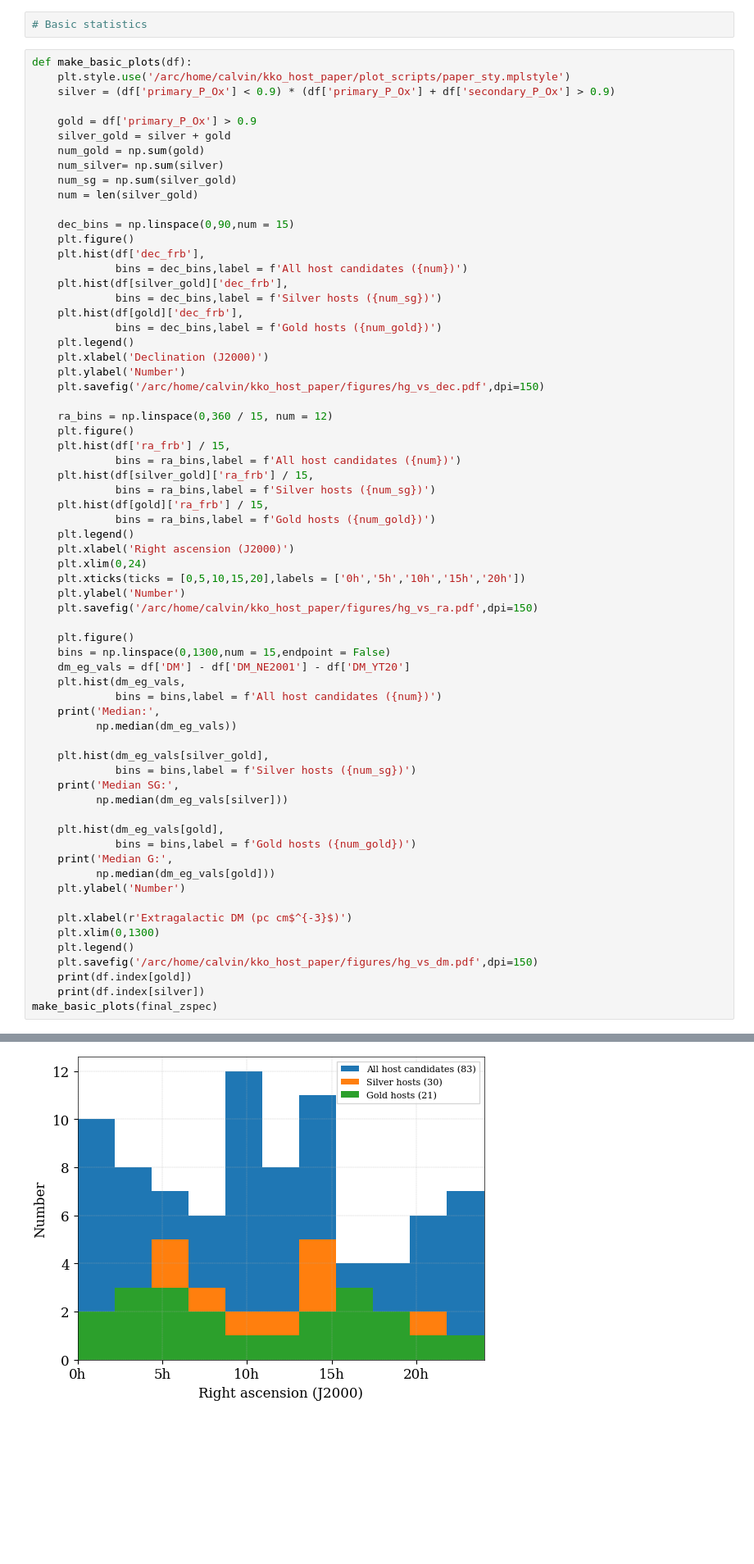
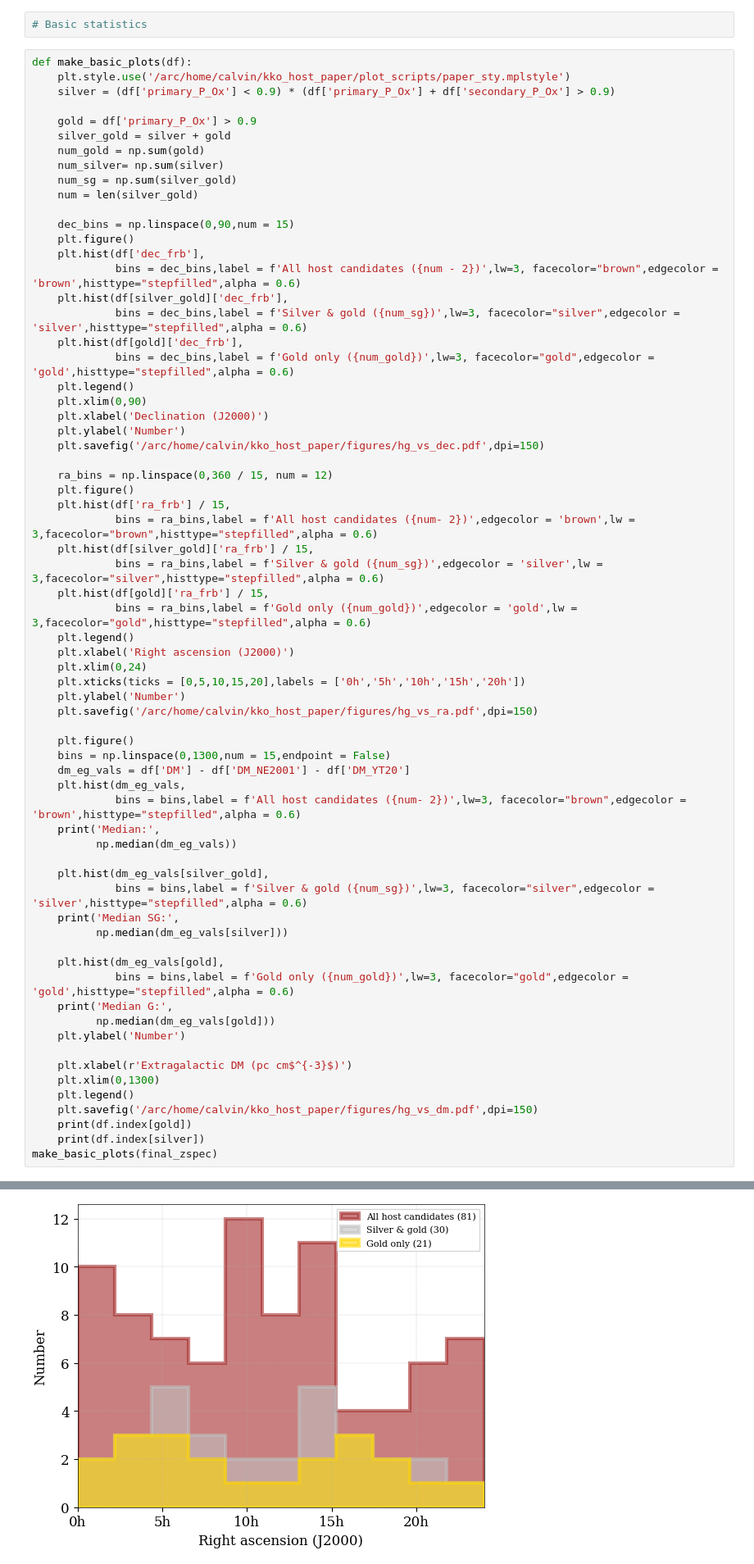
Before and after one commit to leungcalvin/kko_host_paper, a Jupyter notebook: plot_scripts/dm_host.ipynb, the cells around one changed output, grey strips where cells are left out. Shown at 82% size. Cells and saved outputs as stored; diff of their text form; blank space fills up the shorter version.

```diff
--- a/plot_scripts/dm_host.ipynb
+++ b/plot_scripts/dm_host.ipynb
@@ -975,12 +1025,13 @@ def make_basic_plots(df):
     dec_bins = np.linspace(0,90,num = 15)
     plt.figure()
     plt.hist(df['dec_frb'],
-             bins = dec_bins,label = f'All host candidates ({num})')
+             bins = dec_bins,label = f'All host candidates ({num - 2})',lw=3, facecolor="brown",edgecolor = 'brown',histtype="stepfilled",alpha = 0.6)
     plt.hist(df[silver_gold]['dec_frb'],
-             bins = dec_bins,label = f'Silver hosts ({num_sg})')
+             bins = dec_bins,label = f'Silver & gold ({num_sg})',lw=3, facecolor="silver",edgecolor = 'silver',histtype="stepfilled",alpha = 0.6)
     plt.hist(df[gold]['dec_frb'],
-             bins = dec_bins,label = f'Gold hosts ({num_gold})')
+             bins = dec_bins,label = f'Gold only ({num_gold})',lw=3, facecolor="gold",edgecolor = 'gold',histtype="stepfilled",alpha = 0.6)
     plt.legend()
+    plt.xlim(0,90)
     plt.xlabel('Declination (J2000)')
     plt.ylabel('Number')
     plt.savefig('/arc/home/calvin/kko_host_paper/figures/hg_vs_dec.pdf',dpi=150)
@@ -988,11 +1039,11 @@ def make_basic_plots(df):
     ra_bins = np.linspace(0,360 / 15, num = 12)
     plt.figure()
     plt.hist(df['ra_frb'] / 15,
-             bins = ra_bins,label = f'All host candidates ({num})')
+             bins = ra_bins,label = f'All host candidates ({num- 2})',edgecolor = 'brown',lw = 3,facecolor="brown",histtype="stepfilled",alpha = 0.6)
     plt.hist(df[silver_gold]['ra_frb'] / 15,
-             bins = ra_bins,label = f'Silver hosts ({num_sg})')
+             bins = ra_bins,label = f'Silver & gold ({num_sg})',edgecolor = 'silver',lw = 3,facecolor="silver",histtype="stepfilled",alpha = 0.6)
     plt.hist(df[gold]['ra_frb'] / 15,
-             bins = ra_bins,label = f'Gold hosts ({num_gold})')
+             bins = ra_bins,label = f'Gold only ({num_gold})',edgecolor = 'gold',lw = 3,facecolor="gold",histtype="stepfilled",alpha = 0.6)
     plt.legend()
     plt.xlabel('Right ascension (J2000)')
     plt.xlim(0,24)
@@ -1004,17 +1055,17 @@ def make_basic_plots(df):
     bins = np.linspace(0,1300,num = 15,endpoint = False)
     dm_eg_vals = df['DM'] - df['DM_NE2001'] - df['DM_YT20']
     plt.hist(dm_eg_vals,
-             bins = bins,label = f'All host candidates ({num})')
+             bins = bins,label = f'All host candidates ({num- 2})',lw=3, facecolor="brown",edgecolor = 'brown',histtype="stepfilled",alpha = 0.6)
     print('Median:',
           np.median(dm_eg_vals))
 
     plt.hist(dm_eg_vals[silver_gold],
-             bins = bins,label = f'Silver hosts ({num_sg})')
+             bins = bins,label = f'Silver & gold ({num_sg})',lw=3, facecolor="silver",edgecolor = 'silver',histtype="stepfilled",alpha = 0.6)
     print('Median SG:',
           np.median(dm_eg_vals[silver]))
 
     plt.hist(dm_eg_vals[gold],
-             bins = bins,label = f'Gold hosts ({num_gold})')
+             bins = bins,label = f'Gold only ({num_gold})',lw=3, facecolor="gold",edgecolor = 'gold',histtype="stepfilled",alpha = 0.6)
     print('Median G:',
           np.median(dm_eg_vals[gold]))
     plt.ylabel('Number')
@@ -1045 +1096 @@ Index(['FRB20230311A', 'FRB20230314A', 'FRB20230410A', 'FRB20230923A',
-[figure, old version]
+[figure, new version]
```
Also changed, not shown: parts of 9 cells of this notebook, 29 other files.
